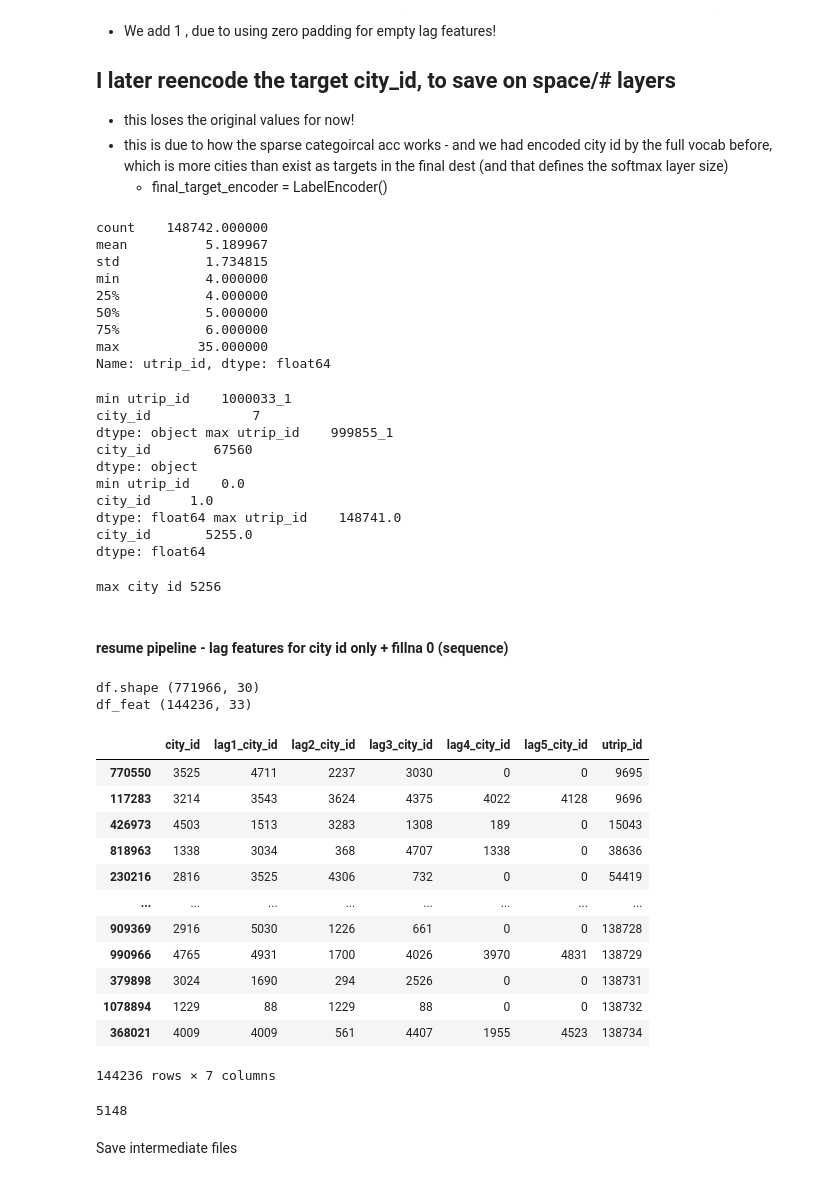
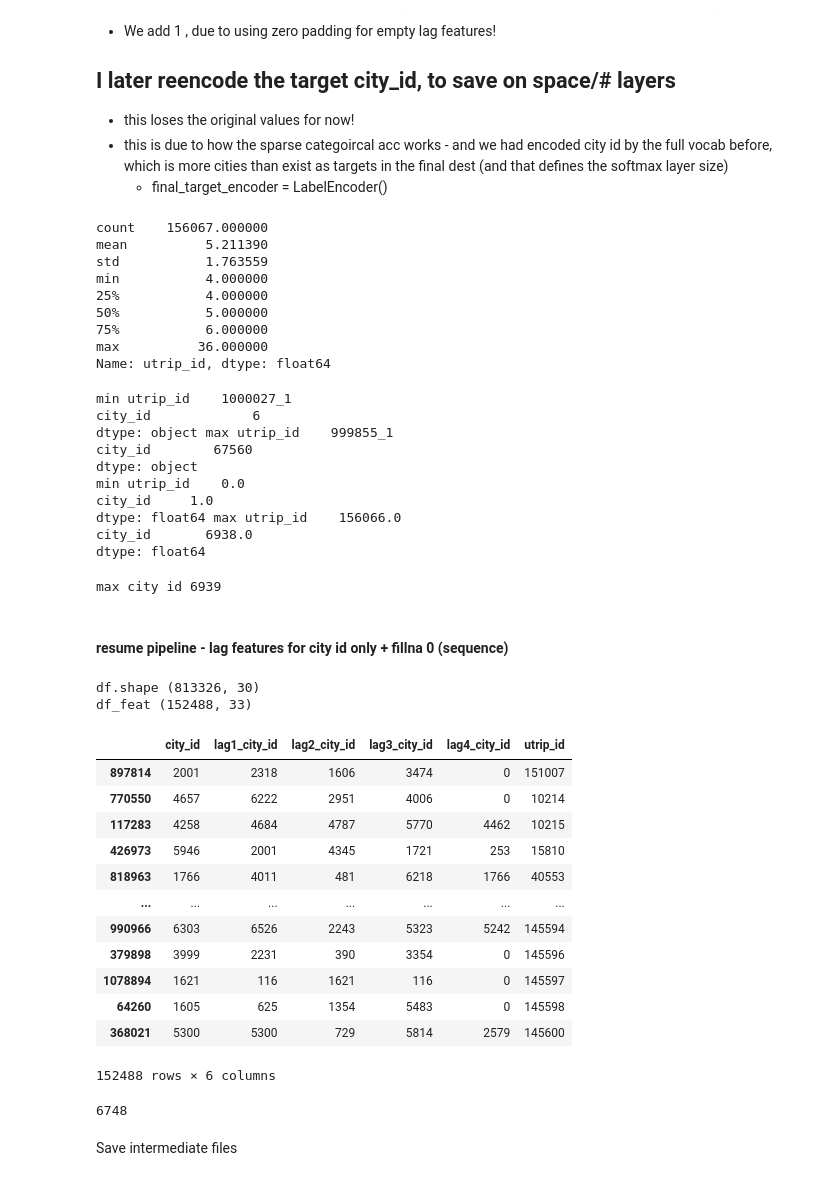
Before and after one commit to ddofer/Booking-Challenge, a Jupyter notebook: booking_attention.ipynb, the cells around one changed output. Saved outputs shown, nothing was run; the diff lists cells and outputs as text; code cells hidden in the pictures.

```diff
--- a/booking_attention.ipynb
+++ b/booking_attention.ipynb
@@ -238,7 +238,7 @@ dtypes_dict = {
 # %%
 if FASTRUN:
     df = pd.read_csv(TRAIN_FILE_PATH,
-                     nrows=350_280,
+                     nrows=500_280,
                      index_col=[0],
                      parse_dates=["checkin","checkout"],infer_datetime_format=True, dtype=dtypes_dict)
 else:
@@ -441,13 +441,13 @@ def map_rare_feats(df,col,thresh=2,replace_val=-1):
     print("uniques",df[col].nunique())
     affiliates_counts = affiliates_counts.to_dict()
     # df[col] = df[col].where(df[col].apply(lambda x: x.map(x.value_counts()))>=3, -1)
-    df[col] = df[col].where(df[col].map(affiliates_counts)>=thresh, replace_val)
+    df[col] = df[col].where(df[col].map(affiliates_counts)>thresh, replace_val)
     print("afterwards uniques",df[col].nunique())
 #     df[col] = df[col].astype(int)
     return(df[col])
 # %%
 ### replace rare cities - note that we must take this into account with target! e.g. drop and account for missings as mistake
-df["city_id"] = map_rare_feats(df,"city_id",thresh=2,replace_val=-1)
+df["city_id"] = map_rare_feats(df,"city_id",thresh=1,replace_val=-1)
 print("before: #trips",df["utrip_id"].nunique())
 print("after: #trips",df.loc[(df["last"]==1) & (df["city_id"]>=0)]["utrip_id"].nunique())
 # %% [output]
@@ -696,7 +696,7 @@ print(last_targets_freq["counts"].describe())
 ### min target frequency :
 raw_count = last_targets_freq.shape[0]
 print("prefiltering #",raw_count)
-last_targets_freq = last_targets_freq.loc[last_targets_freq["counts"]>= 4]
+last_targets_freq = last_targets_freq.loc[last_targets_freq["counts"]>= 3]
 print("cities after filtering:",last_targets_freq.shape[0])
 print("% kept",100*(last_targets_freq.shape[0]/raw_count))
 print("% dropped",100*(1-last_targets_freq.shape[0]/raw_count))
@@ -754,14 +754,14 @@ print("% trips dropped",100*(1-post_trips_amount/pre_trips_amount))
 # %%
 df["utrip_id"].value_counts().describe()
 # %% [output]
-count    148742.000000
-mean          5.189967
-std           1.734815
+count    156067.000000
+mean          5.211390
+std           1.763559
 min           4.000000
 25%           4.000000
 50%           5.000000
 75%           6.000000
-max          35.000000
+max          36.000000
 Name: utrip_id, dtype: float64
 # %%
 ord_encoder = OrdinalEncoder()
@@ -770,21 +770,21 @@ df[["utrip_id","city_id"]] = ord_encoder.fit_transform(df[["utrip_id","city_id"]
 df["city_id"] =  df["city_id"] + 1 ## start values at 1
 print("min",df[["utrip_id","city_id"]].min(),"max", df[["utrip_id","city_id"]].max())
 # %% [output]
-min utrip_id    1000033_1
-city_id             7
+min utrip_id    1000027_1
+city_id             6
 dtype: object max utrip_id    999855_1
 city_id        67560
 dtype: object
 min utrip_id    0.0
 city_id     1.0
-dtype: float64 max utrip_id    148741.0
-city_id       5255.0
+dtype: float64 max utrip_id    156066.0
+city_id       6938.0
 dtype: float64
 # %%
 vocab_size = int(df["city_id"].max()+1)
 print("max city id",vocab_size)
 # %% [output]
-max city id 5256
+max city id 6939
 # %% [markdown]
 #### resume pipeline - lag features for city id only + fillna 0  (sequence)
 # %%
@@ -803,32 +803,32 @@ df_feat = df_feat.loc[df_feat["last"]==1].drop(["last","row_num"],axis=1,errors=
 print("df_feat",df_feat.shape)
 # assert df_feat["utrip_id"].nunique() == df["utrip_id"].nunique()
 # %% [output]
-df.shape (771966, 30)
-df_feat (144236, 33)
+df.shape (813326, 30)
+df_feat (152488, 33)
 # %%
 ### keep just lag cols for basic model
 MINIMAL_COLS = ['city_id','lag1_city_id', 'lag2_city_id',
        'lag3_city_id', 'lag4_city_id',
-                'lag5_city_id',
+#                 'lag5_city_id',
                "utrip_id"]
 df_feat = df_feat[MINIMAL_COLS]
 df_feat = df_feat.fillna(0)
 df_feat = df_feat.apply(pd.to_numeric, errors='ignore',downcast="integer")
 df_feat
 # %% [output]
-|  | city_id | lag1_city_id | lag2_city_id | lag3_city_id | lag4_city_id | lag5_city_id | utrip_id |
-| 770550 | 3525 | 4711 | 2237 | 3030 | 0 | 0 | 9695 |
-| 117283 | 3214 | 3543 | 3624 | 4375 | 4022 | 4128 | 9696 |
-| 426973 | 4503 | 1513 | 3283 | 1308 | 189 | 0 | 15043 |
-| 818963 | 1338 | 3034 | 368 | 4707 | 1338 | 0 | 38636 |
-| 230216 | 2816 | 3525 | 4306 | 732 | 0 | 0 | 54419 |
-| ... | ... | ... | ... | ... | ... | ... | ... |
-| 909369 | 2916 | 5030 | 1226 | 661 | 0 | 0 | 138728 |
-| 990966 | 4765 | 4931 | 1700 | 4026 | 3970 | 4831 | 138729 |
-| 379898 | 3024 | 1690 | 294 | 2526 | 0 | 0 | 138731 |
-| 1078894 | 1229 | 88 | 1229 | 88 | 0 | 0 | 138732 |
-| 368021 | 4009 | 4009 | 561 | 4407 | 1955 | 4523 | 138734 |
+|  | city_id | lag1_city_id | lag2_city_id | lag3_city_id | lag4_city_id | utrip_id |
+| 897814 | 2001 | 2318 | 1606 | 3474 | 0 | 151007 |
+| 770550 | 4657 | 6222 | 2951 | 4006 | 0 | 10214 |
+| 117283 | 4258 | 4684 | 4787 | 5770 | 4462 | 10215 |
+| 426973 | 5946 | 2001 | 4345 | 1721 | 253 | 15810 |
+| 818963 | 1766 | 4011 | 481 | 6218 | 1766 | 40553 |
+| ... | ... | ... | ... | ... | ... | ... |
+| 990966 | 6303 | 6526 | 2243 | 5323 | 5242 | 145594 |
+| 379898 | 3999 | 2231 | 390 | 3354 | 0 | 145596 |
+| 1078894 | 1621 | 116 | 1621 | 116 | 0 | 145597 |
+| 64260 | 1605 | 625 | 1354 | 5483 | 0 | 145598 |
+| 368021 | 5300 | 5300 | 729 | 5814 | 2579 | 145600 |
-144236 rows × 7 columns
+152488 rows × 6 columns
 # %%
 ## reorder/encode target city id - sincei t has less values than full vocab
 final_target_encoder = LabelEncoder()
@@ -839,7 +839,7 @@ df_feat["city_id"] = final_target_encoder.fit_transform(df_feat["city_id"])
 num_classes = int(df_feat["city_id"].max())
 print(num_classes)
 # %% [output]
-5148
+6748
 # %% [markdown]
 Save intermediate files
 # %%
```
Also changed, not shown: parts of 18 cells of this notebook, 45 other files.
